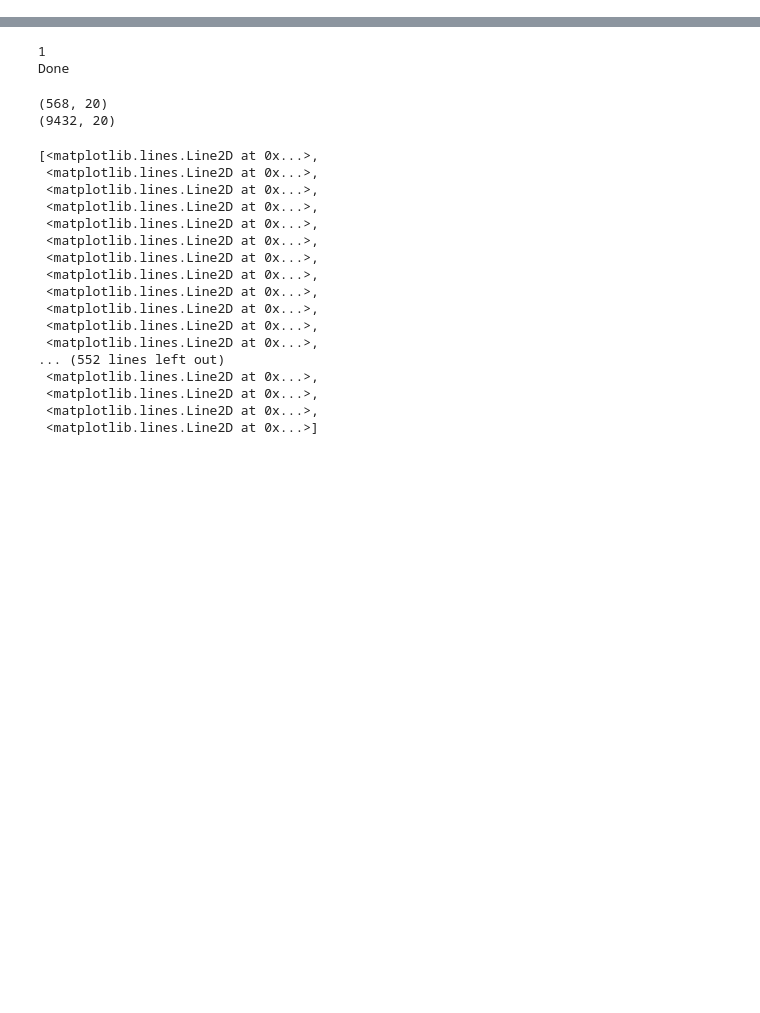
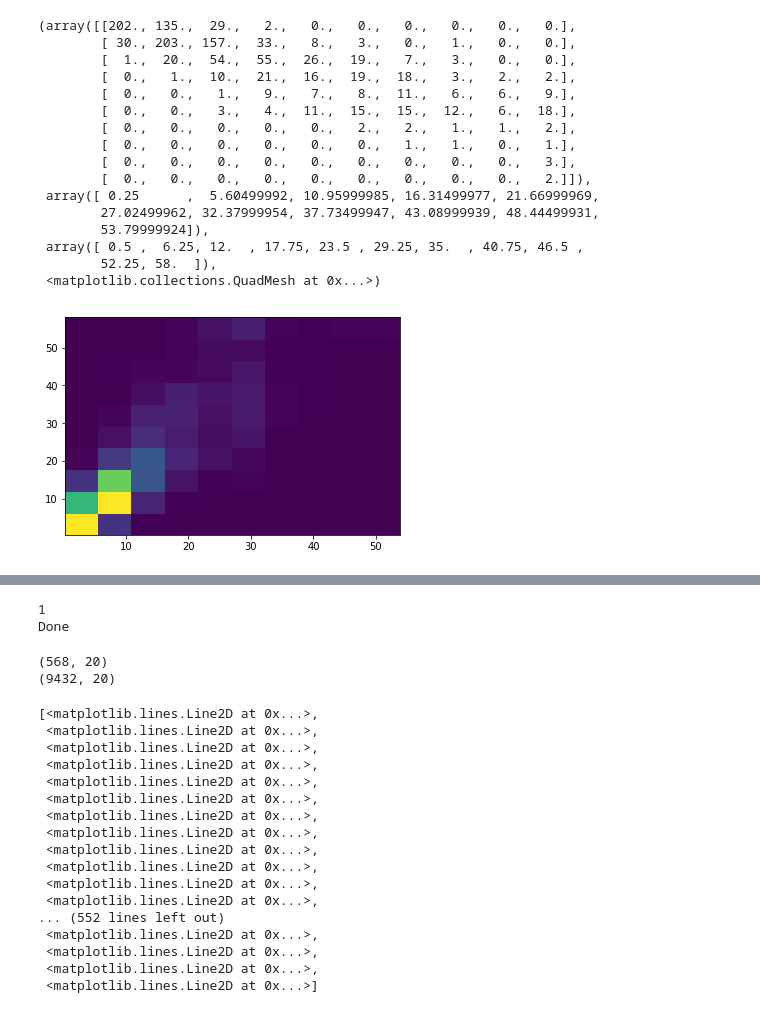
Before and after one commit to pshivraj/Precip_eScience, a Jupyter notebook: TRMM precipitation clustering.ipynb, the cells around one changed output, grey strips where cells are left out. Saved outputs shown, nothing was run; the diff lists cells and outputs as text; code cells hidden in the pictures; blank space fills up the shorter version.

```diff
--- a/TRMM precipitation clustering.ipynb
+++ b/TRMM precipitation clustering.ipynb
@@ -259,3 +347,29 @@ plt.scatter(labels,test[:,2])
+# %%
+cluster_spans = np.zeros((3,n_clusters_))
+for i in range(n_clusters_):
+    cluster = test[labels==i,:]
+    cluster_spans[:,i] = np.amax(cluster,axis=0)-np.amin(cluster,axis=0)
+
+plt.hist2d(cluster_spans[0,:]/2,cluster_spans[1,:]/2)
+#plt.hist(cluster_spans[2,:])
+# %% [output]
+(array([[202., 135.,  29.,   2.,   0.,   0.,   0.,   0.,   0.,   0.],
+        [ 30., 203., 157.,  33.,   8.,   3.,   0.,   1.,   0.,   0.],
+        [  1.,  20.,  54.,  55.,  26.,  19.,   7.,   3.,   0.,   0.],
+        [  0.,   1.,  10.,  21.,  16.,  19.,  18.,   3.,   2.,   2.],
+        [  0.,   0.,   1.,   9.,   7.,   8.,  11.,   6.,   6.,   9.],
+        [  0.,   0.,   3.,   4.,  11.,  15.,  15.,  12.,   6.,  18.],
+        [  0.,   0.,   0.,   0.,   0.,   2.,   2.,   1.,   1.,   2.],
+        [  0.,   0.,   0.,   0.,   0.,   0.,   1.,   1.,   0.,   1.],
+        [  0.,   0.,   0.,   0.,   0.,   0.,   0.,   0.,   0.,   3.],
+        [  0.,   0.,   0.,   0.,   0.,   0.,   0.,   0.,   0.,   2.]]),
+ array([ 0.25      ,  5.60499992, 10.95999985, 16.31499977, 21.66999969,
+        27.02499962, 32.37999954, 37.73499947, 43.08999939, 48.44499931,
+        53.79999924]),
+ array([ 0.5 ,  6.25, 12.  , 17.75, 23.5 , 29.25, 35.  , 40.75, 46.5 ,
+        52.25, 58.  ]),
+ <matplotlib.collections.QuadMesh at 0x...>)
+[figure, added]
 # %%
 #region overwhich to show the plot
 bbox = [np.min(Latitude),np.max(Latitude),
```
Also changed, not shown: parts of 16 cells of this notebook.
